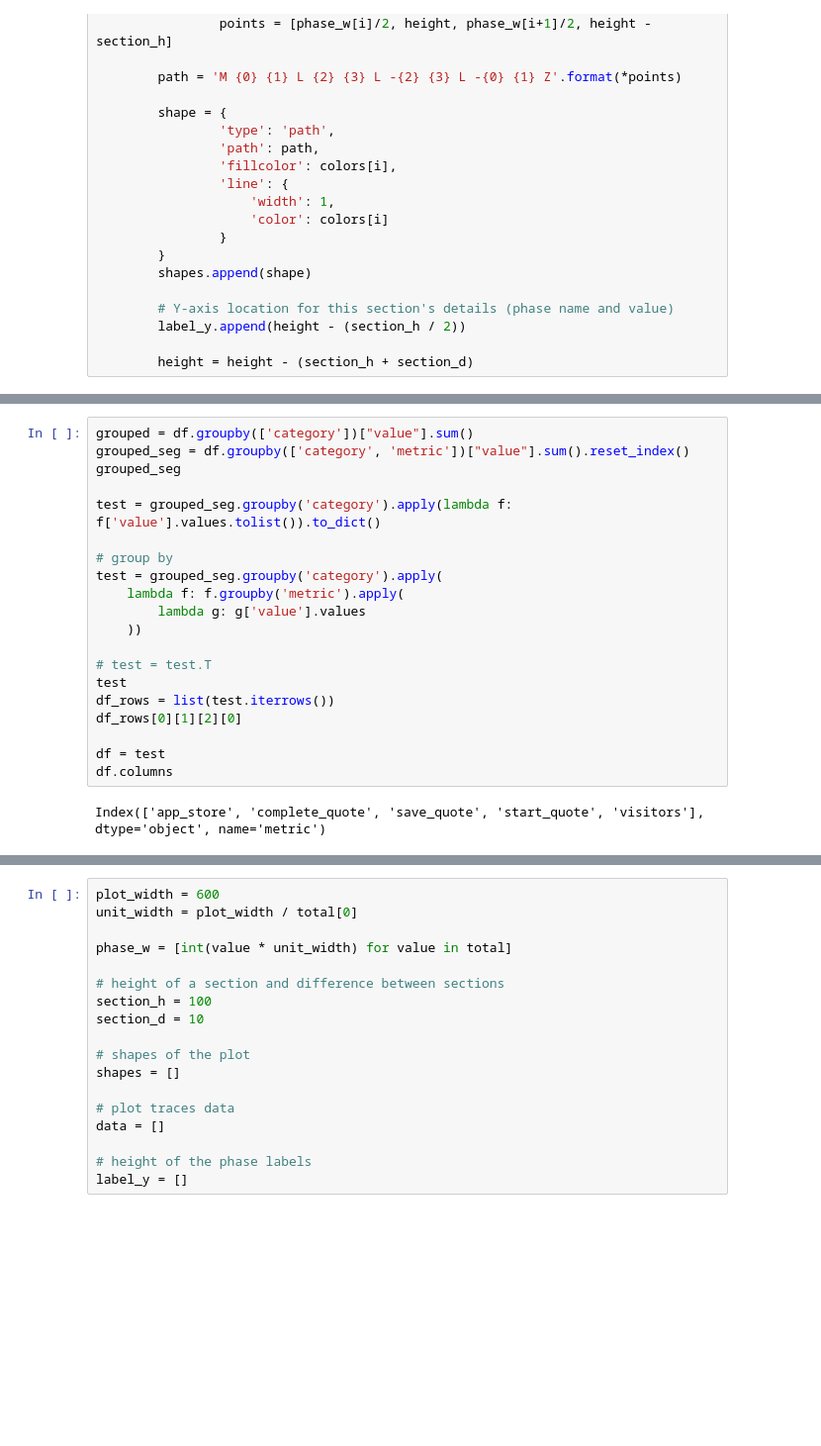
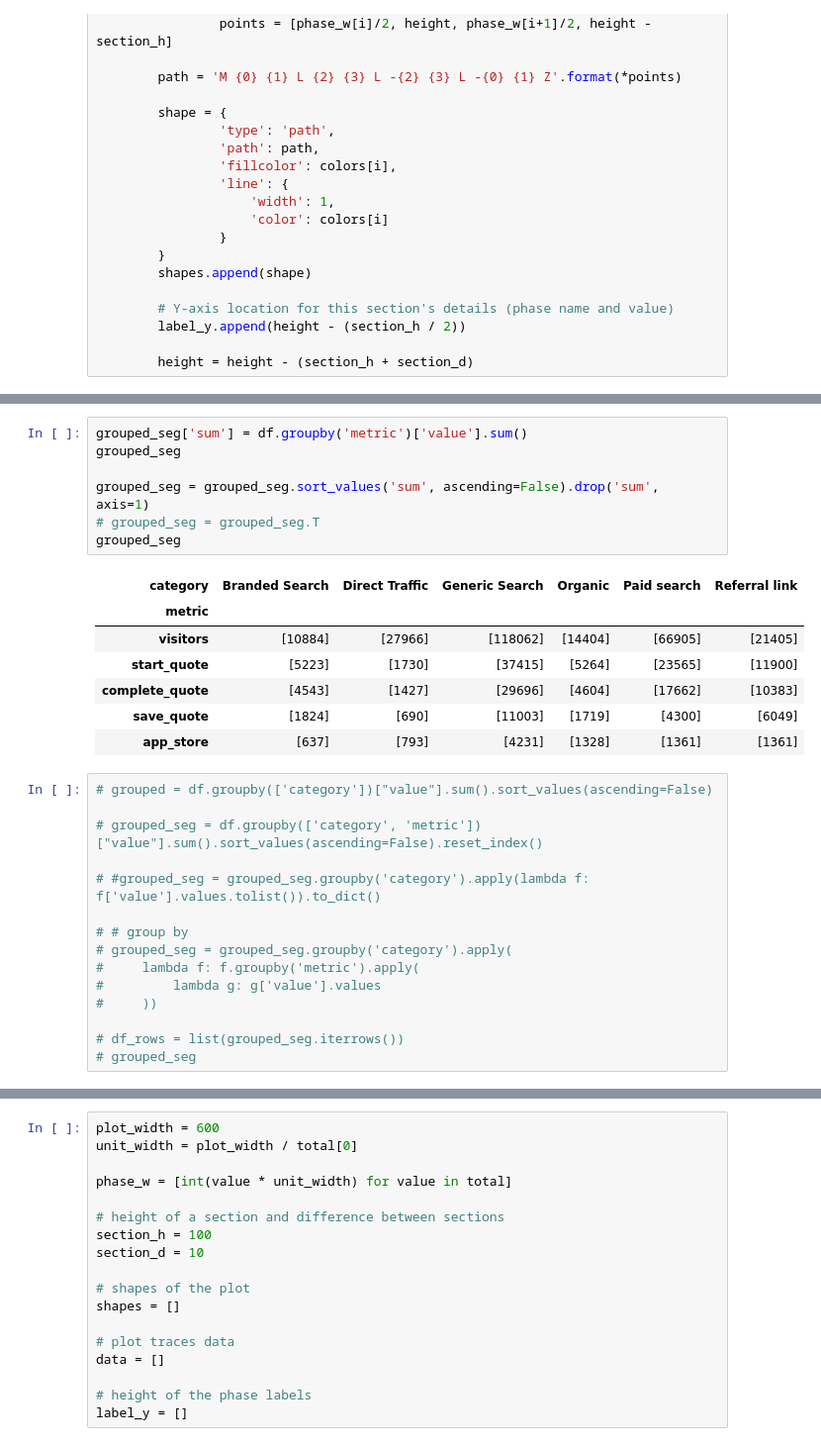
Before and after one commit to cgddrd/pureplanet-datasci, a Jupyter notebook: notebooks/Untitled.ipynb, the cells around one changed output, grey strips where cells are left out. Shown at 99% size. Saved outputs shown, nothing was run; the diff lists cells and outputs as text; blank space fills up the shorter version.

```diff
--- a/notebooks/Untitled.ipynb
+++ b/notebooks/Untitled.ipynb
@@ -144,25 +414,33 @@ py.iplot(fig)
+# %%
+grouped_seg['sum'] = df.groupby('metric')['value'].sum()
+grouped_seg
+
+grouped_seg = grouped_seg.sort_values('sum', ascending=False).drop('sum', axis=1)
+# grouped_seg = grouped_seg.T
+grouped_seg
+# %% [output]
+| category | Branded Search | Direct Traffic | Generic Search | Organic | Paid search | Referral link |
+| metric |  |  |  |  |  |  |
+| visitors | [10884] | [27966] | [118062] | [14404] | [66905] | [21405] |
+| start_quote | [5223] | [1730] | [37415] | [5264] | [23565] | [11900] |
+| complete_quote | [4543] | [1427] | [29696] | [4604] | [17662] | [10383] |
+| save_quote | [1824] | [690] | [11003] | [1719] | [4300] | [6049] |
+| app_store | [637] | [793] | [4231] | [1328] | [1361] | [1361] |
 # %%
-grouped = df.groupby(['category'])["value"].sum()
-grouped_seg = df.groupby(['category', 'metric'])["value"].sum().reset_index()
-grouped_seg
+# grouped = df.groupby(['category'])["value"].sum().sort_values(ascending=False)
 
-test = grouped_seg.groupby('category').apply(lambda f: f['value'].values.tolist()).to_dict()
+# grouped_seg = df.groupby(['category', 'metric'])["value"].sum().sort_values(ascending=False).reset_index()
 
-# group by
-test = grouped_seg.groupby('category').apply(
-    lambda f: f.groupby('metric').apply(
-        lambda g: g['value'].values
-    ))
+# #grouped_seg = grouped_seg.groupby('category').apply(lambda f: f['value'].values.tolist()).to_dict()
 
-# test = test.T
-test
-df_rows = list(test.iterrows())
-df_rows[0][1][2][0]
+# # group by
+# grouped_seg = grouped_seg.groupby('category').apply(
+#     lambda f: f.groupby('metric').apply(
+#         lambda g: g['value'].values
+#     ))
 
-df = test
-df.columns
+# df_rows = list(grouped_seg.iterrows())
+# grouped_seg
-# %% [output]
-Index(['app_store', 'complete_quote', 'save_quote', 'start_quote', 'visitors'], dtype='object', name='metric')
 # %%
 total = grouped.values
 total
```
Also changed, not shown: parts of 21 cells of this notebook, 2 other files.
